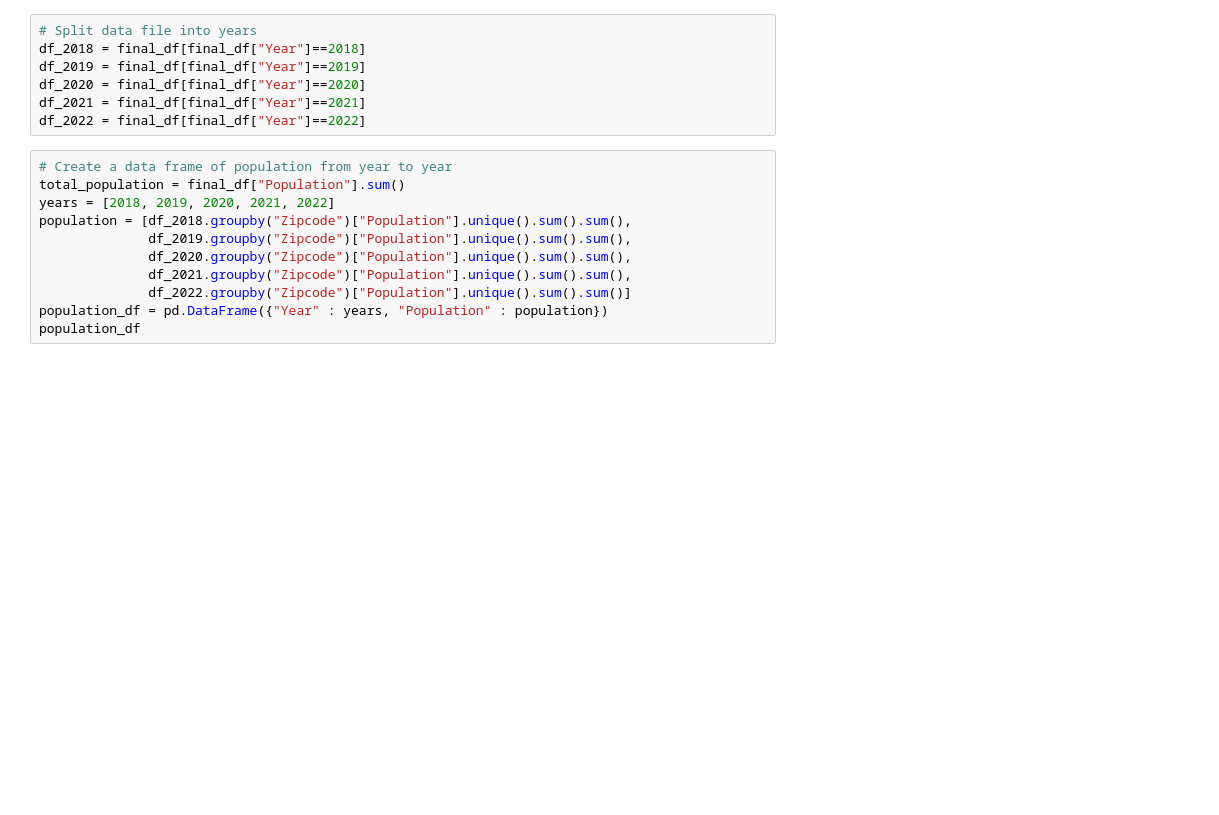
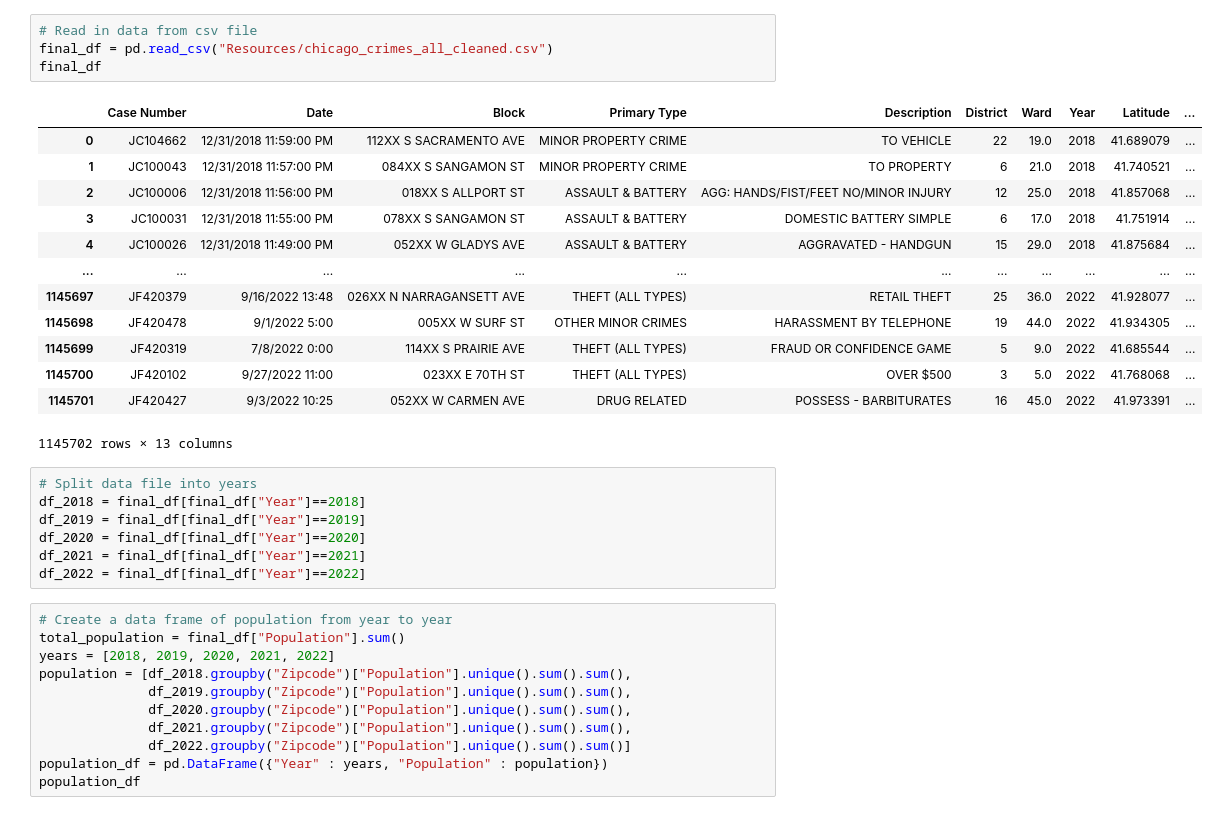
Before and after one commit to jmpealy/project1, a Jupyter notebook: Population_Analysis_Only.ipynb, the cells around one changed output. Cells and saved outputs as stored; diff of their text form; blank space fills up the shorter version.

```diff
--- a/Population_Analysis_Only.ipynb
+++ b/Population_Analysis_Only.ipynb
@@ -1,3 +12,21 @@
+# %%
+# Read in data from csv file
+final_df = pd.read_csv("Resources/chicago_crimes_all_cleaned.csv")
+final_df
+# %% [output]
+|  | Case Number | Date | Block | Primary Type | Description | District | Ward | Year | Latitude | ... |
+| 0 | JC104662 | 12/31/2018 11:59:00 PM | 112XX S SACRAMENTO AVE | MINOR PROPERTY CRIME | TO VEHICLE | 22 | 19.0 | 2018 | 41.689079 | ... |
+| 1 | JC100043 | 12/31/2018 11:57:00 PM | 084XX S SANGAMON ST | MINOR PROPERTY CRIME | TO PROPERTY | 6 | 21.0 | 2018 | 41.740521 | ... |
+| 2 | JC100006 | 12/31/2018 11:56:00 PM | 018XX S ALLPORT ST | ASSAULT & BATTERY | AGG: HANDS/FIST/FEET NO/MINOR INJURY | 12 | 25.0 | 2018 | 41.857068 | ... |
+| 3 | JC100031 | 12/31/2018 11:55:00 PM | 078XX S SANGAMON ST | ASSAULT & BATTERY | DOMESTIC BATTERY SIMPLE | 6 | 17.0 | 2018 | 41.751914 | ... |
+| 4 | JC100026 | 12/31/2018 11:49:00 PM | 052XX W GLADYS AVE | ASSAULT & BATTERY | AGGRAVATED - HANDGUN | 15 | 29.0 | 2018 | 41.875684 | ... |
+| ... | ... | ... | ... | ... | ... | ... | ... | ... | ... | ... |
+| 1145697 | JF420379 | 9/16/2022 13:48 | 026XX N NARRAGANSETT AVE | THEFT (ALL TYPES) | RETAIL THEFT | 25 | 36.0 | 2022 | 41.928077 | ... |
+| 1145698 | JF420478 | 9/1/2022 5:00 | 005XX W SURF ST | OTHER MINOR CRIMES | HARASSMENT BY TELEPHONE | 19 | 44.0 | 2022 | 41.934305 | ... |
+| 1145699 | JF420319 | 7/8/2022 0:00 | 114XX S PRAIRIE AVE | THEFT (ALL TYPES) | FRAUD OR CONFIDENCE GAME | 5 | 9.0 | 2022 | 41.685544 | ... |
+| 1145700 | JF420102 | 9/27/2022 11:00 | 023XX E 70TH ST | THEFT (ALL TYPES) | OVER $500 | 3 | 5.0 | 2022 | 41.768068 | ... |
+| 1145701 | JF420427 | 9/3/2022 10:25 | 052XX W CARMEN AVE | DRUG RELATED | POSSESS - BARBITURATES | 16 | 45.0 | 2022 | 41.973391 | ... |
+1145702 rows × 13 columns
 # %%
 # Split data file into years
 df_2018 = final_df[final_df["Year"]==2018]
```
Also changed, not shown: parts of 9 cells of this notebook.
